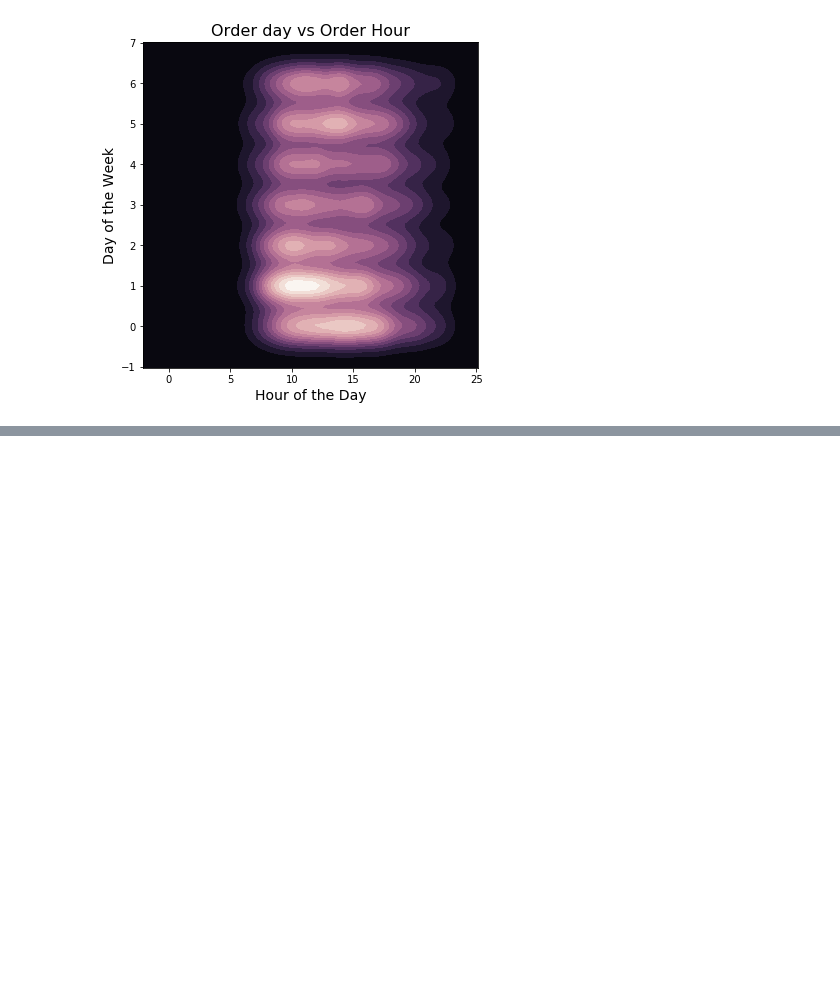
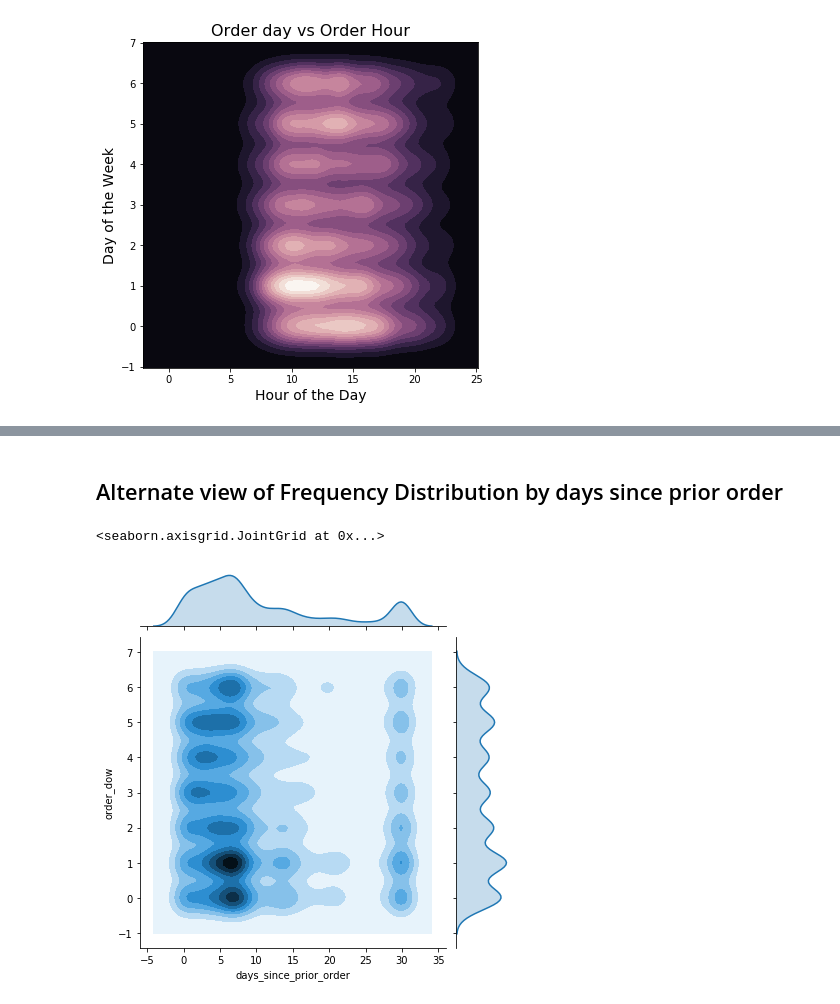
Before and after one commit to SamSamhuns/instacart_market_basket_analysis, a Jupyter notebook: instacart_data_analysis.ipynb, the cells around one changed output, grey strips where cells are left out. Cells and saved outputs as stored; diff of their text form; code cells hidden in the pictures; blank space fills up the shorter version.

```diff
--- a/instacart_data_analysis.ipynb
+++ b/instacart_data_analysis.ipynb
@@ -228,0 +226,7 @@ orders.head()
+# %% [markdown]
+## Alternate view of Frequency Distribution by days since prior order
+# %%
+sns.jointplot(smallset.days_since_prior_order, smallset.order_, data=smallset, kind="kde")
+# %% [output]
+<seaborn.axisgrid.JointGrid at 0x...>
+[figure, added]
```
Also changed, not shown: parts of 10 cells of this notebook.
